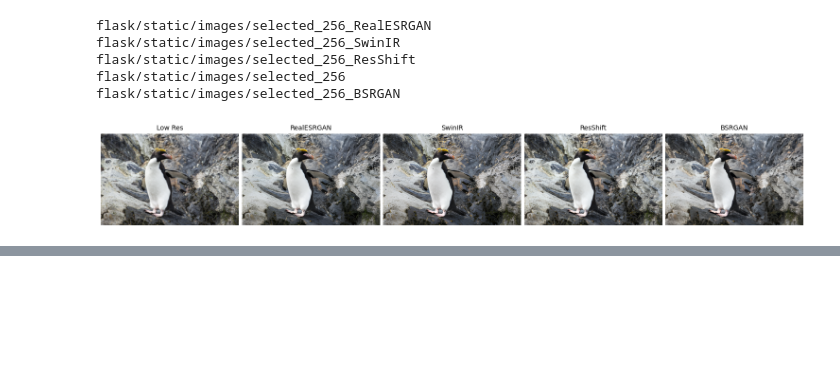
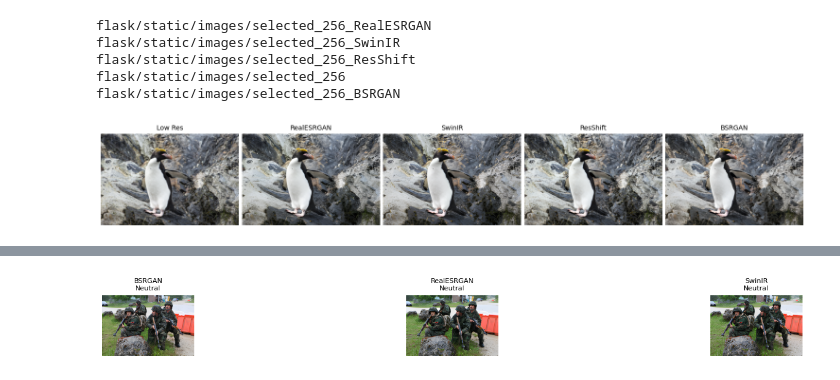
Before and after one commit to hamzafer/super-resolution-color, a Jupyter notebook: report_visuals.ipynb, the cells around one changed output, grey strips where cells are left out. Drawn from its saved outputs; the diff is of its cells as text; code cells hidden in the pictures; blank space fills up the shorter version.

```diff
--- a/report_visuals.ipynb
+++ b/report_visuals.ipynb
@@ -100,0 +218,88 @@ flask/static/images/selected_256_BSRGAN
+# %%
+import pandas as pd
+import matplotlib.pyplot as plt
+from PIL import Image
+import os
+
+def display_images_with_thresholds(models_dirs, csv_path='per_image_metrics_and_categories.csv',
+                                   categories=["Good", "Neutral", "Bad"],
+                                   ssim_thresh=0.6, lpips_thresh=0.2, clipiqa_thresh=0.96):
+    """
+    Displays example images from each model directory and category, applying thresholds for filtering.
+
+    Parameters:
+    - models_dirs (dict): Dictionary mapping model names to their image directories.
+    - csv_path (str): Path to the CSV file containing image data.
+    - categories (list): List of categories to include.
+    - ssim_thresh (float): Maximum SSIM threshold.
+    - lpips_thresh (float): Minimum LPIPS threshold.
+    - clipiqa_thresh (float): Maximum CLIPIQA threshold.
+    """
+    # Read the CSV
+    df = pd.read_csv(csv_path)
+
+    # Apply thresholds for filtering
+    filtered_df = df[
+        (df['SSIM'] < ssim_thresh) &
+        (df['LPIPS'] > lpips_thresh) &
+        (df['CLIPIQA'] < clipiqa_thresh)
+    ]
+    print(f"Filtered dataframe shape: {filtered_df.shape}")
+
+    # Further filter the DataFrame to include only relevant categories
+    filtered_df = filtered_df[filtered_df['Category'].isin(categories)]
+
+    # Initialize a plot
+    plt.figure(figsize=(15, 5))
+    plot_idx = 1
+
+    for model_name, model_dir in models_dirs.items():
+        # Check if the model has any relevant entries
+        model_df = filtered_df[filtered_df['Model'] == model_name]
+
+        if model_df.empty:
+            print(f"No entries found for model: {model_name}")
+            continue
+
+        # Iterate over the specified categories
+        for category in categories:
+            # Select one image per category for this model
+            category_df = model_df[model_df['Category'] == category]
+
+            if category_df.empty:
+                print(f"No images found for category '{category}' in model '{model_name}'.")
+                continue
+
+            # Select the first image for simplicity
+            img_name = category_df.iloc[0]['Image_Name']
+            img_path = os.path.join(model_dir, img_name)
+
+            if not os.path.exists(img_path):
+                print(f"Image path '{img_path}' does not exist.")
+                continue
+
+            # Open and display the image
+            try:
+                img = Image.open(img_path).convert('RGB')
+                plt.subplot(len(models_dirs), len(categories), plot_idx)
+                plt.imshow(img)
+                plt.title(f"{model_name}\n{category}", fontsize=8)
+                plt.axis('off')
+                plot_idx += 1
+            except Exception as e:
+                print(f"Error opening image {img_path}: {e}")
+
+    plt.tight_layout()
+    plt.show()
+
+# Define models_dirs as per your setup
+models_dirs = {
+    "BSRGAN": "flask/static/images/selected_256_BSRGAN",
+    "RealESRGAN": "flask/static/images/selected_256_RealESRGAN",
+    "ResShift": "flask/static/images/selected_256_ResShift",
+    "SwinIR": "flask/static/images/selected_256_SwinIR",
+}
+
+# Call the function to display images with thresholds
+display_images_with_thresholds(models_dirs, csv_path='per_image_metrics_and_categories.csv')
+# %% [output]
@@ -100,0 +314 @@ flask/static/images/selected_256_BSRGAN
+[figure, added]
```
Also changed, not shown: parts of 5 cells of this notebook.
